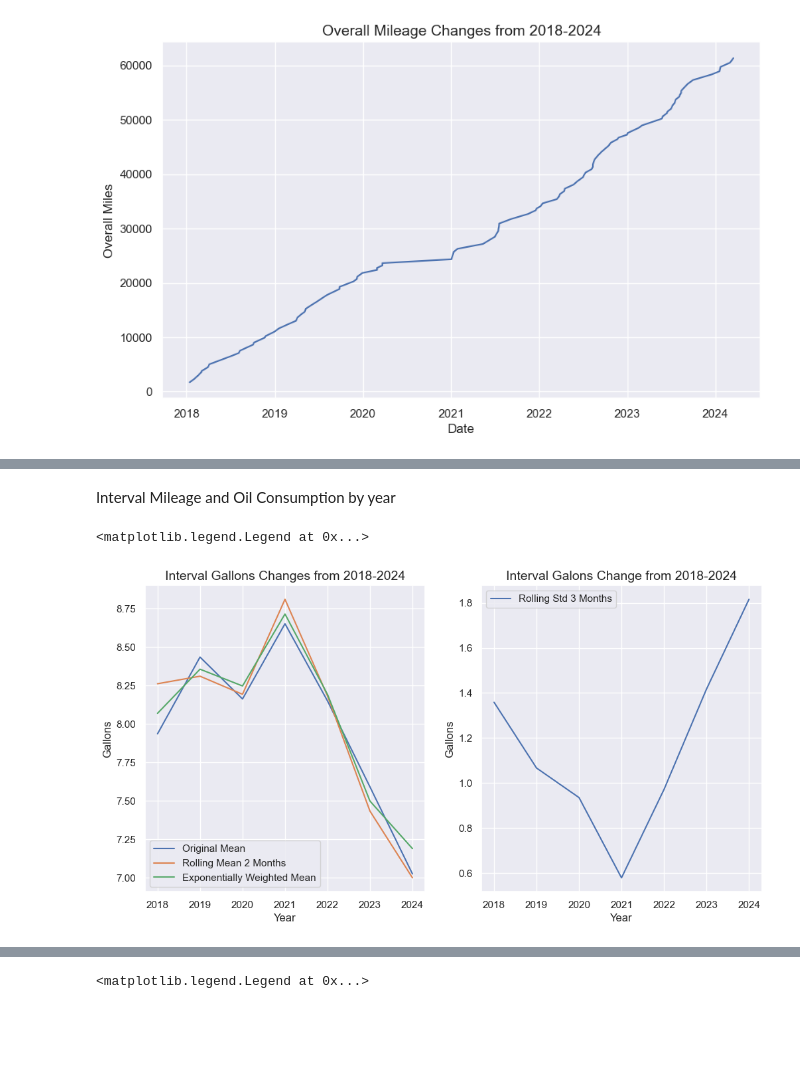
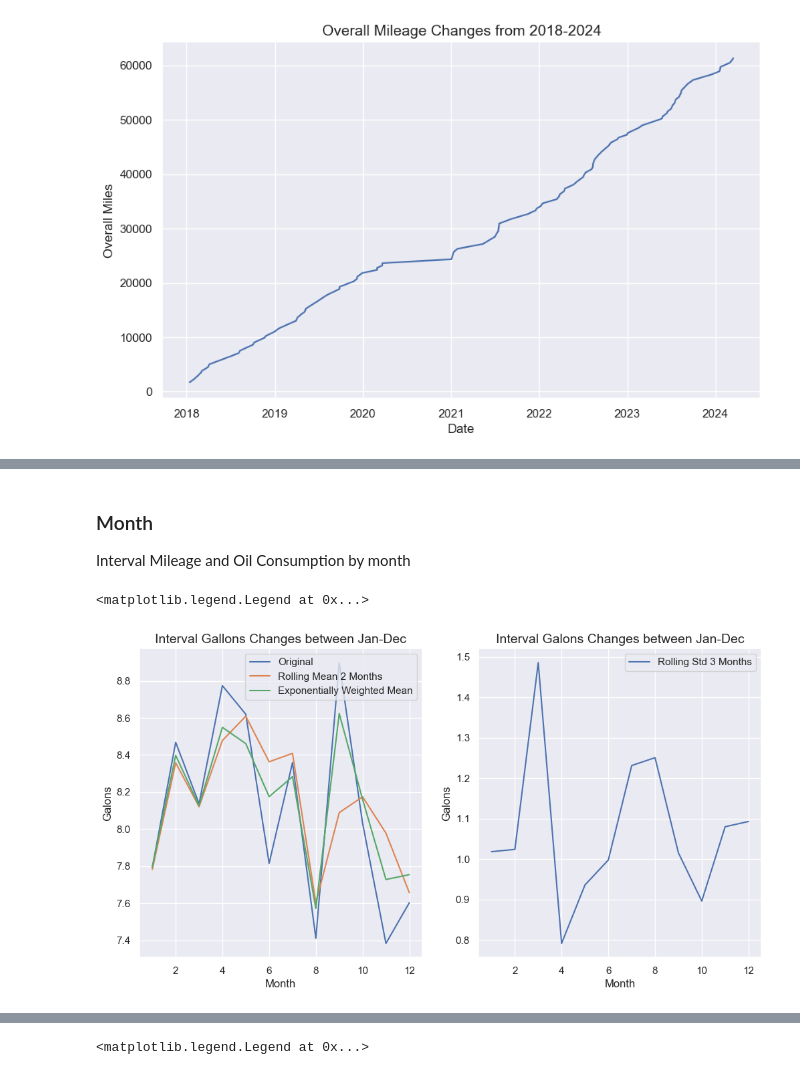
Before and after one commit to idsts2670/statistical-analysis, a Jupyter notebook: 582/Applied_MS_Exam/MS_exam.ipynb, the cells around one changed output, grey strips where cells are left out. Cells and saved outputs as stored; diff of their text form; code cells hidden in the pictures; blank space fills up the shorter version.

```diff
--- a/582/Applied_MS_Exam/MS_exam.ipynb
+++ b/582/Applied_MS_Exam/MS_exam.ipynb
@@ -78,6 +79,6 @@ def read_csv(name, **kwrgs):
     print(f'Load: {path}')
     return pl.read_csv(path, **kwrgs)
 # %%
-df = read_csv('Prius_Prime')
+df = read_csv('Prius_Prime_v2')
 df.head()
 # %% [output]
@@ -152 +138,14 @@ shape: (5, 24)
+# %%
+## sort the data by date and set the sorted index to date
+df2 = df2.sort("Date").set_sorted("Date")
+df2 = df2.with_columns(
+    # interval mpg mean
+    rol_avg_int_mpg_2 = pl.mean("interval_MPG_hand_calculated").rolling(index_column="Date", period="2mo"),
+    int_mpg_ewm_3 = pl.col("interval_MPG_hand_calculated").ewm_mean(span=3),
+    int_mpg_std_3 = pl.col("interval_MPG_hand_calculated").ewm_std(span=3),
+    # interval mpg diff mean
+    rol_avg_int_mpg_diff_2 = pl.mean("interval_mpg_diff").rolling(index_column="Date", period="2mo"),
+    int_mpg_diff_ewm_3 = pl.col("interval_mpg_diff").ewm_mean(span=3),
+    int_mpg_diff_std_3 = pl.col("interval_mpg_diff").ewm_std(span=3)
+)
 # %%
@@ -270,31 +459,31 @@ Text(0.5, 1.0, 'Overall Mileage Changes from 2018-2024')
 # %% [markdown]
-Interval Mileage and Oil Consumption by year
+### Month
+Interval Mileage and Oil Consumption by month
 # %%
 # create subplots
 fig, (ax1, ax2) = plt.subplots(1, 2, figsize=(12, 6))
 
 # sort the data by year
-df2_by_year = df2_by_year.sort("Year")
+df2_by_month = df2_by_month.sort("Month")
 
-# temperature graph with rolling mean and exponentially weighted moving mean
-# df_state_byyear = latest_df_state.group_by("Year").agg(pl.col("avg_temp").mean())
-ax1.plot(df2_by_year["Year"], df2_by_year["avg_interval_gallons"], label="Original Mean")
-ax1.plot(df2_by_year["Year"], df2_by_year["rol_avg_int_gallons_2"], label="Rolling Mean 2 Months")
-ax1.plot(df2_by_year["Year"], df2_by_year["gallons_ewm_3"], label="Exponentially Weighted Mean")
-ax1.set_title("Interval Gallons Changes from 2018-2024", fontsize = 14)
-ax1.set_xlabel("Year", fontsize = 12)
-ax1.set_ylabel("Gallons", fontsize = 12)
+# interval gallons graph with rolling mean and exponentially weighted moving mean
+ax1.plot(df2_by_month["Month"], df2_by_month["avg_interval_gallons"], label="Original")
+ax1.plot(df2_by_month["Month"], df2_by_month["rol_avg_int_gallons_2"], label="Rolling Mean 2 Months")
+ax1.plot(df2_by_month["Month"], df2_by_month["gallons_ewm_3"], label="Exponentially Weighted Mean")
+ax1.set_title("Interval Gallons Changes between Jan-Dec", fontsize = 14)
+ax1.set_xlabel("Month", fontsize = 12)
+ax1.set_ylabel("Galons", fontsize = 12)
 ax1.legend()
 
-# temperature graph with rolling std
-ax2.plot(df2_by_year["Year"], df2_by_year["gallons_rol_std_3"], label="Rolling Std 3 Months")
-ax2.set_title("Interval Galons Change from 2018-2024", fontsize = 14)
-ax2.set_xlabel("Year", fontsize = 12)
-ax2.set_ylabel("Gallons", fontsize = 12)
+# interval gallons graph with rolling std
+ax2.plot(df2_by_month["Month"], df2_by_month["gallons_rol_std_3"], label="Rolling Std 3 Months")
+ax2.set_title("Interval Galons Changes between Jan-Dec", fontsize = 14)
+ax2.set_xlabel("Month", fontsize = 12)
+ax2.set_ylabel("Galons", fontsize = 12)
 ax2.legend()
 # %% [output]
 <matplotlib.legend.Legend at 0x...>
-[figure, old version]
+[figure, new version]
 # %%
 # create subplots
 fig, (ax1, ax2) = plt.subplots(1, 2, figsize=(12, 6))
```
Also changed, not shown: parts of 32 cells of this notebook, 6 other files.
